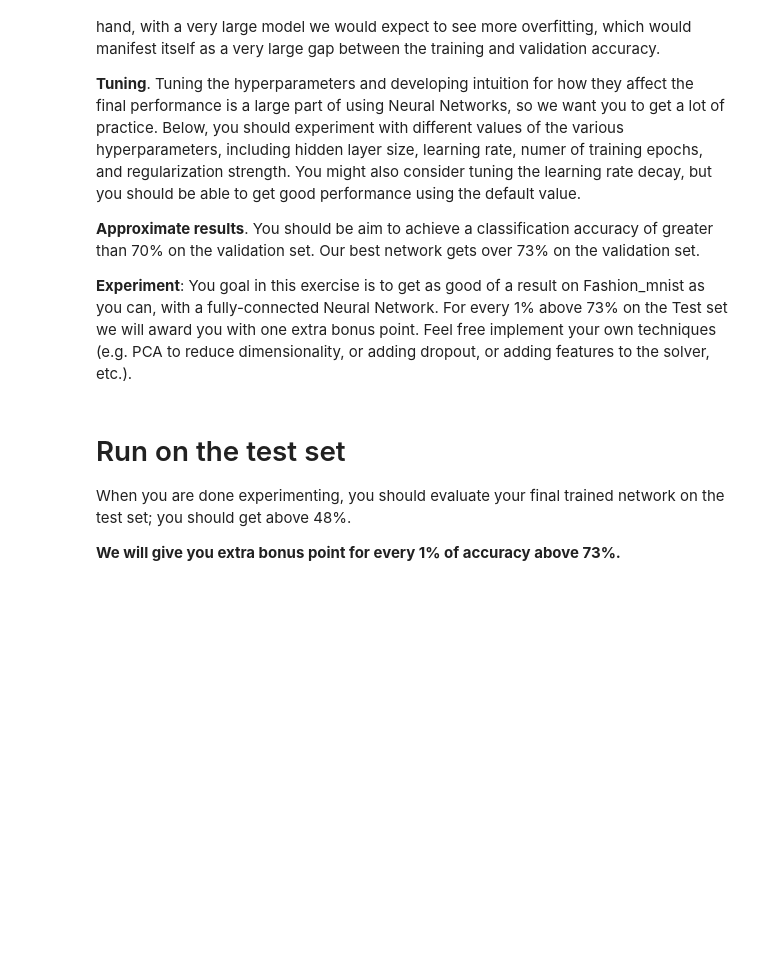
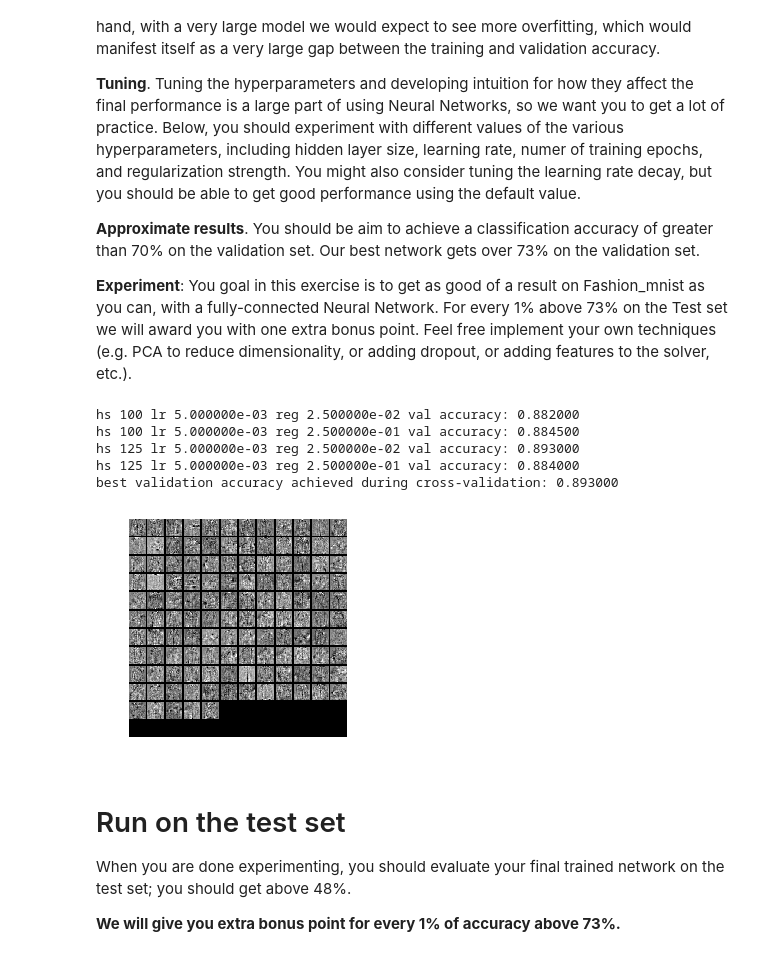
Before and after one commit to TimerChen/MS325_Assignment1, a Jupyter notebook: two_layer_net.ipynb, the cells around one changed output. Saved outputs shown, nothing was run; the diff lists cells and outputs as text; code cells hidden in the pictures; blank space fills up the shorter version.

```diff
--- a/two_layer_net.ipynb
+++ b/two_layer_net.ipynb
@@ -150,6 +162,8 @@ def get_mnist_data(num_training=58000, num_validation=2000, num_test=10000):
     # Load the raw Fashion_mnis data
     X_train, y_train = mnist_reader.load_mnist('MS325/datasets/fashion_mnist/data/fashion', kind='train')
     X_test, y_test = mnist_reader.load_mnist('MS325/datasets/fashion_mnist/data/fashion', kind='t10k')
+    X_train = X_train.astype('float64')
+    X_test = X_test.astype('float64')
 
     # Subsample the data
     mask = list(range(num_training, num_training + num_validation))
@@ -249,23 +284,23 @@ best_net = None # store the best model into this
 # write code to sweep through possible combinations of hyperparameters          #
 # automatically like we did on the previous exercises.                          #
 #################################################################################
-hidden_size = [75, 100, 125]
+hidden_size = [100, 125]
 
 results = {}
 best_val_acc = 0
 best_net = None
 
-learning_rates =
-regularization_strengths =
+learning_rates = [5e-3]
+regularization_strengths = [0.25, 0.025]
 
 for hs in hidden_size:
     for lr in learning_rates:
         for reg in regularization_strengths:
             net = TwoLayerNet(input_size, hs, num_classes)
             # Train the network
-            stats = net.train(X_train, y_train, X_val, y_val, num_iters=, batch_size=,
-                              learning_rate=, learning_rate_decay=, reg= , verbose=)
-            val_acc =
+            stats = net.train(X_train, y_train, X_val, y_val, num_iters=10000, batch_size=200,
+                              learning_rate=lr, learning_rate_decay=0.98, reg=reg , verbose=False)
+            val_acc = (net.predict(X_val) == y_val).mean()
             if val_acc > best_val_acc:
                 best_val_acc = val_acc
                 best_net = net
@@ -279,3 +314,9 @@ print ('best validation accuracy achieved during cross-validation: %f' % best_va
 #################################################################################
 #                               END OF YOUR CODE                                #
 #################################################################################
+# %% [output]
+hs 100 lr 5.000000e-03 reg 2.500000e-02 val accuracy: 0.882000
+hs 100 lr 5.000000e-03 reg 2.500000e-01 val accuracy: 0.884500
+hs 125 lr 5.000000e-03 reg 2.500000e-02 val accuracy: 0.893000
+hs 125 lr 5.000000e-03 reg 2.500000e-01 val accuracy: 0.884000
+best validation accuracy achieved during cross-validation: 0.893000
@@ -285,3 +323,17 @@ show_net_weights(best_net)
+# %%
+from MS325.vis_utils import visualize_grid
+
+# Visualize the weights of the network
+
+def show_net_weights(net):
+  W1 = net.params['W1']
+  W1 = W1.reshape(28, 28, -1).transpose(2, 0, 1)
+  plt.imshow(visualize_grid(W1, padding=3).astype('uint8'))
+  plt.gca().axis('off')
+  plt.show()
+show_net_weights(best_net)
+# %% [output]
+[figure, added]
 # %% [markdown]
 # Run on the test set
 When you are done experimenting, you should evaluate your final trained network on the test set; you should get above 48%.
```
Also changed, not shown: parts of 10 cells of this notebook, 4 other files.
